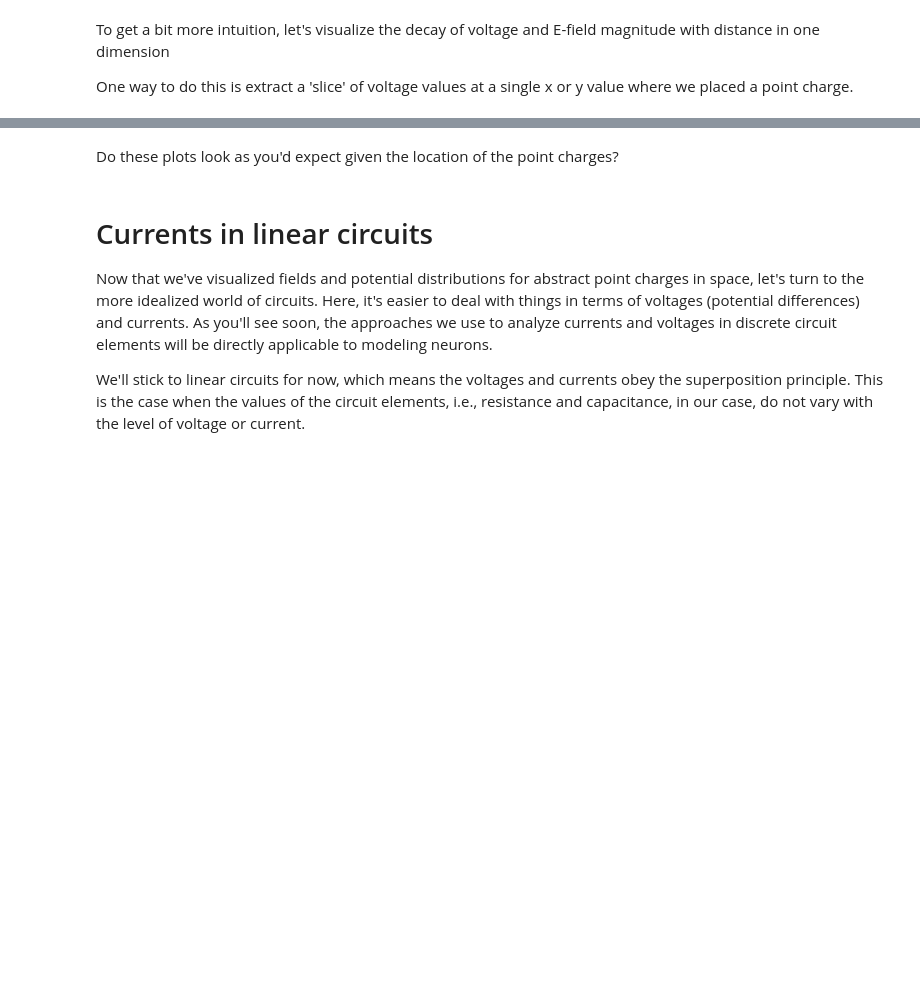
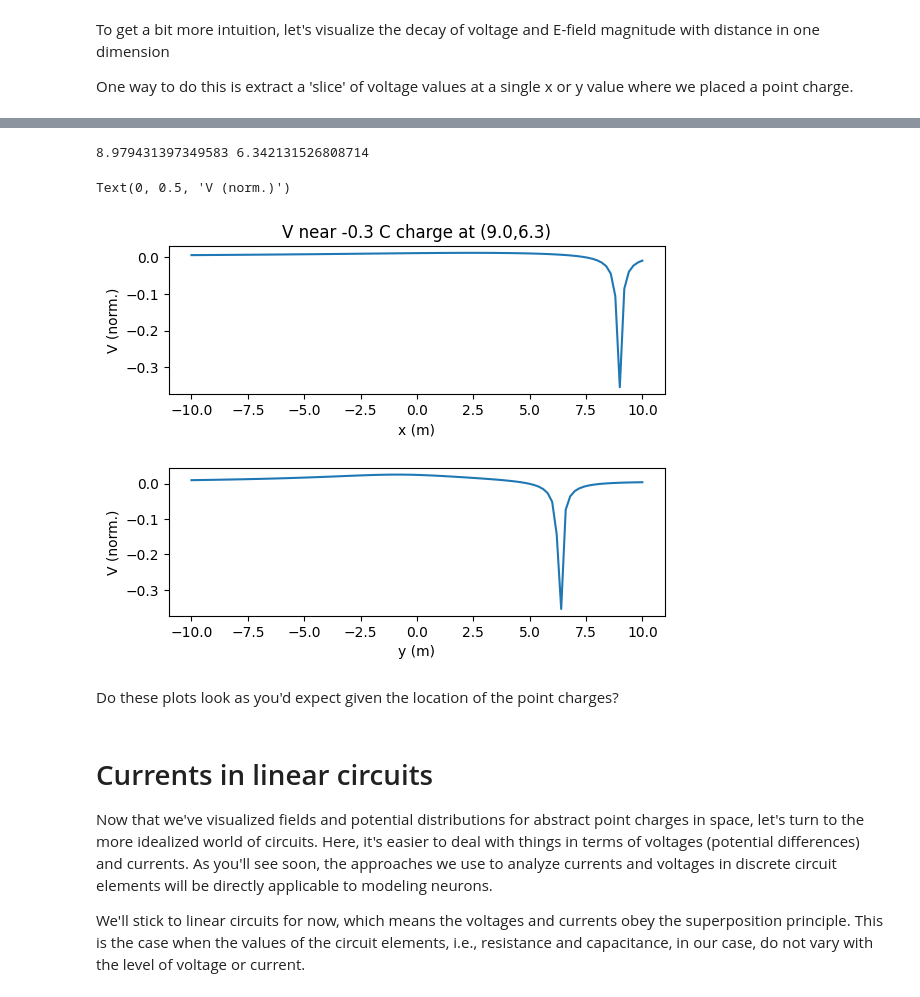
Before and after one commit to lw-miles24/-CompModNervSys-BioElectroStatics, a Jupyter notebook: CompModNervSys_exercise2.ipynb, the cells around one changed output, grey strips where cells are left out. Cells and saved outputs as stored; diff of their text form; code cells hidden in the pictures; blank space fills up the shorter version.

```diff
--- a/CompModNervSys_exercise2.ipynb
+++ b/CompModNervSys_exercise2.ipynb
@@ -345,0 +337,22 @@ Vnorm = V/V.max() # normalize to max
+# %%
+def calcV(x0,y0,X,Y,Q):
+
+  k = 8.99e9 # Coulomb's constant
+
+  # initialize array
+  V = np.zeros(X.shape)
+
+  # calculate voltage field parameters from each source, and sum them
+  for i in np.arange(0,len(x0),1):
+    r = np.sqrt((X - x0[i])**2 + (Y - y0[i])**2) # distance from gridpoints to source point (m)
+    V = V + (k * Q[i] / r)
+
+  return V
+
+V = calcV(x0,y0,X,Y,Q)
+Vnorm = V/V.max() # normalize to max
+print(Vnorm.min(),Vnorm.max())
+Vtranslate = Vnorm - Vnorm.min() + 1 # ensure no logarithms of numbers <= 0
+print(Vtranslate.min(),Vtranslate.max())
+
+plotMag2D(x,y,np.log10(Vtranslate))
@@ -350,25 +415,45 @@ One way to do this is extract a 'slice' of voltage values at a single x or y val
 # %%
-q_index = 1 # choose which charge to extract slice at
+q_index = 0 # choose which charge to extract slice at
+
+def get_coord_index(coord_array,charge_pos,q_index):
+  coord_step = (coord_array.max() - coord_array.min()) / (len(coord_array[1]) - 1) # increment of test point field
+
+  # round up or down, to the nearest integer
+  target = (charge_pos[q_index] + coord_array.max()) / coord_step # an approximate index, which needs to be made into an integer
+  remainder = ((charge_pos[q_index] + coord_array.max()) / coord_step) % 1
+  if remainder < 0.5:
+    index = int(target-remainder)
+  else:
+    index = int(target-remainder+1)
+
+  return index
 
 # Find the row closest to the y coordinate of the charge
-row_index = # your code goes here
+row_index = get_coord_index(Y,y0,q_index)
+
 # Find the column closest to the x coordinate of the charge
-col_index = # your code goes here
+col_index = get_coord_index(X,x0,q_index)
+
+print(x0[q_index],y0[q_index])
 
 fig = plt.figure()
 
 ax = fig.add_subplot(211)
 # ax.plot(x,V[row_index,:]/np.max(np.abs(V[row_index,:])))
 ax.plot(x,Vnorm[row_index,:])
 plt.xlabel('x (m)')
 ax.set_xlabel('x (m)'); ax.set_ylabel('V (norm.)')
 ax.set_title('V near {:.1f} C charge at ({:.1f},{:.1f})'.format(Q[q_index],x0[q_index],y0[q_index]))
 fig.subplots_adjust(hspace=0.5) # make space between subplots so x label is visible
 
 ax2 = fig.add_subplot(212)
 # ax2.plot(y,V[:,row_index]/np.max(np.abs(V[:,row_index])))
 ax2.plot(y,Vnorm[:,col_index])
 ax2.set_xlabel('y (m)'); ax2.set_ylabel('V (norm.)')
+# %% [output]
+8.979431397349583 6.342131526808714
+Text(0, 0.5, 'V (norm.)')
+[figure, added]
 # %% [markdown]
 Do these plots look as you'd expect given the location of the point charges?
 # %% [markdown]
```
Also changed, not shown: parts of 7 cells of this notebook.
